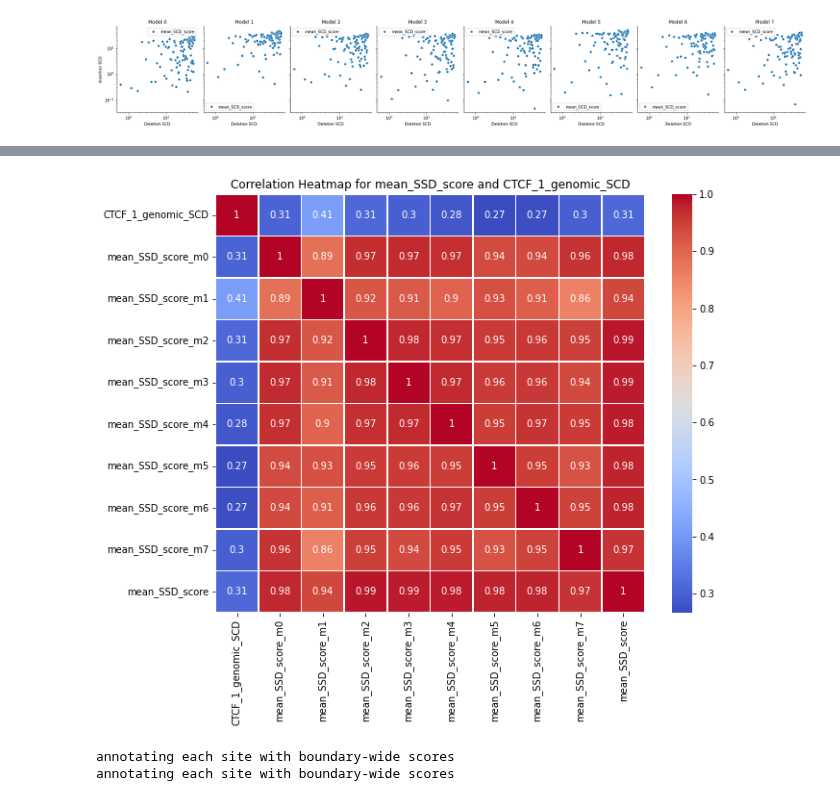
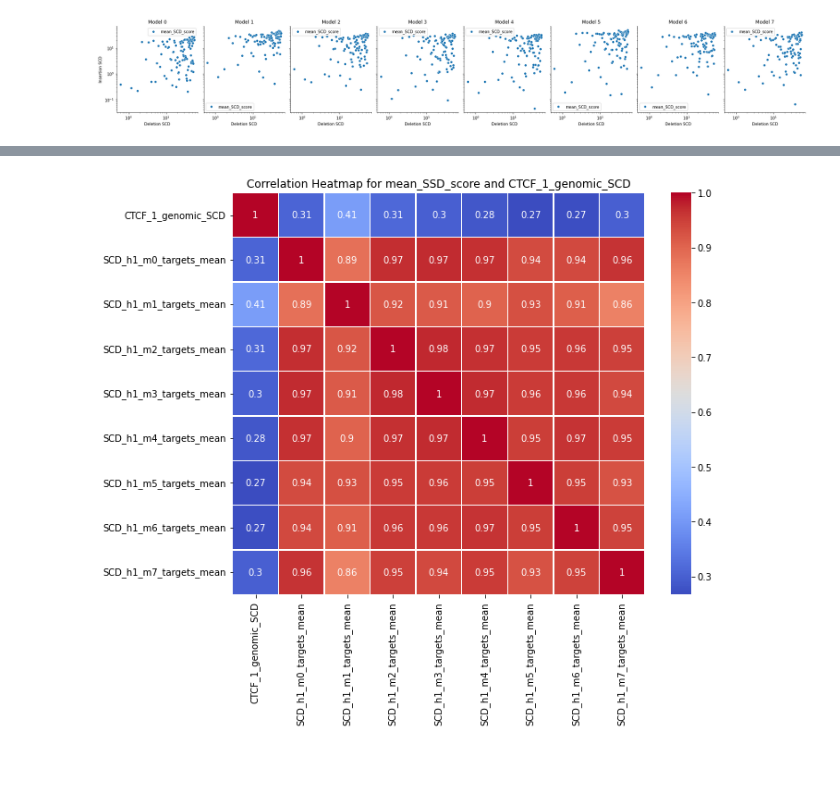
Before and after one commit to Fudenberg-Research-Group/akita_utils, a Jupyter notebook: bin/insert_experiments/analysis/CTCF_motif_deletion_vs_insertion.ipynb, the cells around one changed output, grey strips where cells are left out. Cells and saved outputs as stored; diff of their text form; code cells hidden in the pictures; blank space fills up the shorter version.

```diff
--- a/bin/insert_experiments/analysis/CTCF_motif_deletion_vs_insertion.ipynb
+++ b/bin/insert_experiments/analysis/CTCF_motif_deletion_vs_insertion.ipynb
@@ -71,0 +18,15 @@ def load_data(h5_dirs, scd_stats, models=[1]):
+# %%
+def remove_duplicate_columns(df):
+    # Transpose the DataFrame
+    transposed_df = df.T
+
+    # Drop duplicates from the transposed DataFrame
+    deduplicated_df = transposed_df.drop_duplicates()
+
+    # Transpose the deduplicated DataFrame back to the original orientation
+    result_df = deduplicated_df.T
+
+    # Return the deduplicated DataFrame
+    return result_df
+
+# generate_locus_specification_list(dataframe=seq_coords_df, unique_identifier=unique_identifier)
@@ -72,23 +62,21 @@ def load_data(h5_dirs, scd_stats, models=[1]):
 # %%
 uniformly_selcted_model2_motifs_h5_dirs = "/scratch1/kamulege/insert_experiments/11_uniformly_selcted_model6_motifs_v2/*/*/*.h5"
-uniformly_selcted_model2_motifs_df = load_data(
-    uniformly_selcted_model2_motifs_h5_dirs,
-    scd_stats=["SCD", "SSD"],
-    models=[2, 3, 4, 5, 6, 7],
-)
+uniformly_selcted_model2_motifs_df = multi_h5_to_df(uniformly_selcted_model2_motifs_h5_dirs)
+uniformly_selcted_model2_motifs_df = calculate_mean_stats_across_targets(uniformly_selcted_model2_motifs_df, models=[0,1,2,3,4,5,6,7], heads=[1], stats=["SCD", "SSD"])
+uniformly_selcted_model2_motifs_df = calculate_mean_stats_across_models(uniformly_selcted_model2_motifs_df, heads=[1], stats=["SCD", "SSD"])
+
 
 model0_strong_30_h5_dirs = (
     "/scratch1/kamulege/insert_experiments/model0_strong_30/*/*/*.h5"
 )
-model0_strong_30_motifs_df = load_data(
-    model0_strong_30_h5_dirs, scd_stats=["SCD", "SSD"], models=[0, 1, 2, 3, 4, 5, 6, 7]
-)
+model0_strong_30_motifs_df = multi_h5_to_df(model0_strong_30_h5_dirs)
+model0_strong_30_motifs_df = calculate_mean_stats_across_targets(model0_strong_30_motifs_df, models=[0,1,2,3,4,5,6,7], heads=[1], stats=["SCD", "SSD"])
+model0_strong_30_motifs_df = calculate_mean_stats_across_models(model0_strong_30_motifs_df, heads=[1], stats=["SCD", "SSD"])
+
 
 model0_uniform_100_h5_dirs = (
     "/scratch1/kamulege/insert_experiments/model0_uniform_100/*/*/*.h5"
 )
-model0_uniform_100_motifs_df = load_data(
-    model0_uniform_100_h5_dirs,
-    scd_stats=["SCD", "SSD"],
-    models=[0, 1, 2, 3, 4, 5, 6, 7],
-)
+model0_uniform_100_motifs_df = multi_h5_to_df(model0_uniform_100_h5_dirs)
+model0_uniform_100_motifs_df = calculate_mean_stats_across_targets(model0_uniform_100_motifs_df, models=[0,1,2,3,4,5,6,7], heads=[1], stats=["SCD", "SSD"])
+model0_uniform_100_motifs_df = calculate_mean_stats_across_models(model0_uniform_100_motifs_df, heads=[1], stats=["SCD", "SSD"])
@@ -196,24 +148,24 @@ plt.show()
 # %%
-data = motifs_df
+data = remove_duplicate_columns(motifs_df)
 
 # Filter columns that contain "mean_SCD_score" and "CTCF_1_genomic_SCD" in their names
 columns_of_interest = [
     col
     for col in data.columns
-    if "mean_SSD_score" in col or col == "CTCF_1_genomic_SCD"
+    if "target" in col or col == "CTCF_1_genomic_SCD"
 ]
 data_selected = data[columns_of_interest]
 
 # Calculate correlation matrix
 correlation_matrix = data_selected.corr()
 
 # Create a heatmap of the correlation matrix
 plt.figure(figsize=(10, 8))
 sns.heatmap(correlation_matrix, annot=True, cmap="coolwarm", linewidths=0.5)
 plt.title("Correlation Heatmap for mean_SSD_score and CTCF_1_genomic_SCD")
 plt.show()
 # %% [output]
-[figure, old version]
+[figure, new version]
 # %%
 def collect_h5(file_name, out_dir, num_procs):
     # count variants
@@ -286,24 +238,3 @@ def collect_h5(file_name, out_dir, num_procs):
     final_h5_open.close()
 # %%
 # collect_h5("scd.h5", "/scratch1/kamulege/disruption_genomic_scds/motif_expt_model7_head1", 10)
-# %%
-h5_dirs_1 = "/scratch1/kamulege/disruption_genomic_scds/motif_expt_model4_head1/scd.h5"
-# h5_dirs_1 = "/project/fudenber_735/tensorflow_models/akita/v2/analysis/permute_boundaries_motifs_ctcf_mm10_model7/scd.h5"
-
-sites_1 = akita_utils.tsv_gen_utils.filter_boundary_ctcfs_from_h5(
-    h5_dirs=h5_dirs_1,
-    score_key="SCD",
-    threshold_all_ctcf=-np.inf,
-)
-
-
-h5_dirs_2 = "/scratch1/kamulege/disruption_genomic_scds/motif_expt_model7_head1/scd.h5"
-
-sites_2 = akita_utils.tsv_gen_utils.filter_boundary_ctcfs_from_h5(
-    h5_dirs=h5_dirs_2,
-    score_key="SCD",
-    threshold_all_ctcf=-np.inf,
-)
-# %% [output]
-annotating each site with boundary-wide scores
-annotating each site with boundary-wide scores
```
Also changed, not shown: parts of 15 cells of this notebook, 5 other files.
